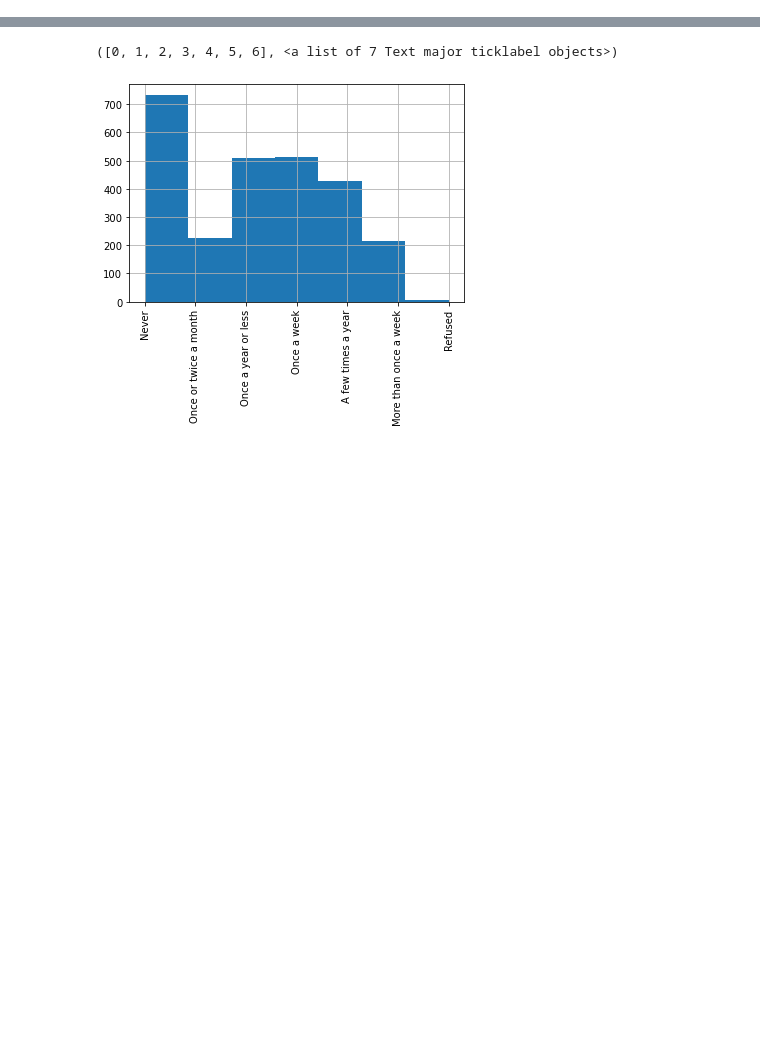
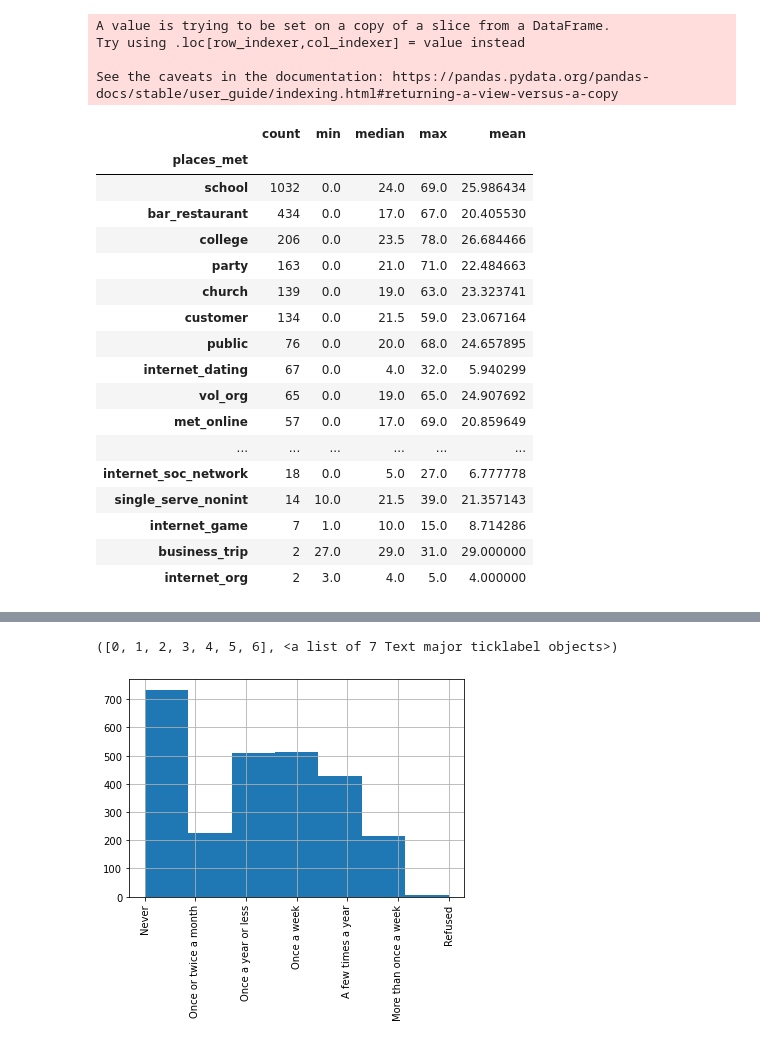
Before and after one commit to grantrzchan/Date_Marriage_HCMST_2017, a Jupyter notebook: Exploratory_Data_Analysis.ipynb, the cells around one changed output, grey strips where cells are left out. Cells and saved outputs as stored; diff of their text form; code cells hidden in the pictures; blank space fills up the shorter version.

```diff
--- a/Exploratory_Data_Analysis.ipynb
+++ b/Exploratory_Data_Analysis.ipynb
@@ -50,0 +65,37 @@ data.describe(include=['O'])
+# %%
+#convert yes or no answers to 0 and 1, combine these results as the new column 'met_places'
+p_cols = data[places].copy()
+p_cols = p_cols.replace({'yes': 1, 'no': 0})
+#use idxmax to identify 'yes' i.e. 1
+p_cols = p_cols.idxmax(axis=1)
+data['places_met'] = p_cols
+# %% [output]
+A value is trying to be set on a copy of a slice from a DataFrame.
+Try using .loc[row_indexer,col_indexer] = value instead
+
+See the caveats in the documentation: https://pandas.pydata.org/pandas-docs/stable/user_guide/indexing.html#returning-a-view-versus-a-copy
+# %%
+data = data[data['Age_Diff'].notna()]
+# %%
+#group Yeaers_Togther by places_met, sort values
+data.groupby('places_met').Years_Together.agg([
+    'count','min','median','max','mean']).sort_values(by=['count', 'mean'], ascending=False)
+# %% [output]
+|  | count | min | median | max | mean |
+| places_met |  |  |  |  |  |
+| school | 1032 | 0.0 | 24.0 | 69.0 | 25.986434 |
+| bar_restaurant | 434 | 0.0 | 17.0 | 67.0 | 20.405530 |
+| college | 206 | 0.0 | 23.5 | 78.0 | 26.684466 |
+| party | 163 | 0.0 | 21.0 | 71.0 | 22.484663 |
+| church | 139 | 0.0 | 19.0 | 63.0 | 23.323741 |
+| customer | 134 | 0.0 | 21.5 | 59.0 | 23.067164 |
+| public | 76 | 0.0 | 20.0 | 68.0 | 24.657895 |
+| internet_dating | 67 | 0.0 | 4.0 | 32.0 | 5.940299 |
+| vol_org | 65 | 0.0 | 19.0 | 65.0 | 24.907692 |
+| met_online | 57 | 0.0 | 17.0 | 69.0 | 20.859649 |
+| ... | ... | ... | ... | ... | ... |
+| internet_soc_network | 18 | 0.0 | 5.0 | 27.0 | 6.777778 |
+| single_serve_nonint | 14 | 10.0 | 21.5 | 39.0 | 21.357143 |
+| internet_game | 7 | 1.0 | 10.0 | 15.0 | 8.714286 |
+| business_trip | 2 | 27.0 | 29.0 | 31.0 | 29.000000 |
+| internet_org | 2 | 3.0 | 4.0 | 5.0 | 4.000000 |
```
Also changed, not shown: parts of 10 cells of this notebook, 1 other file.
